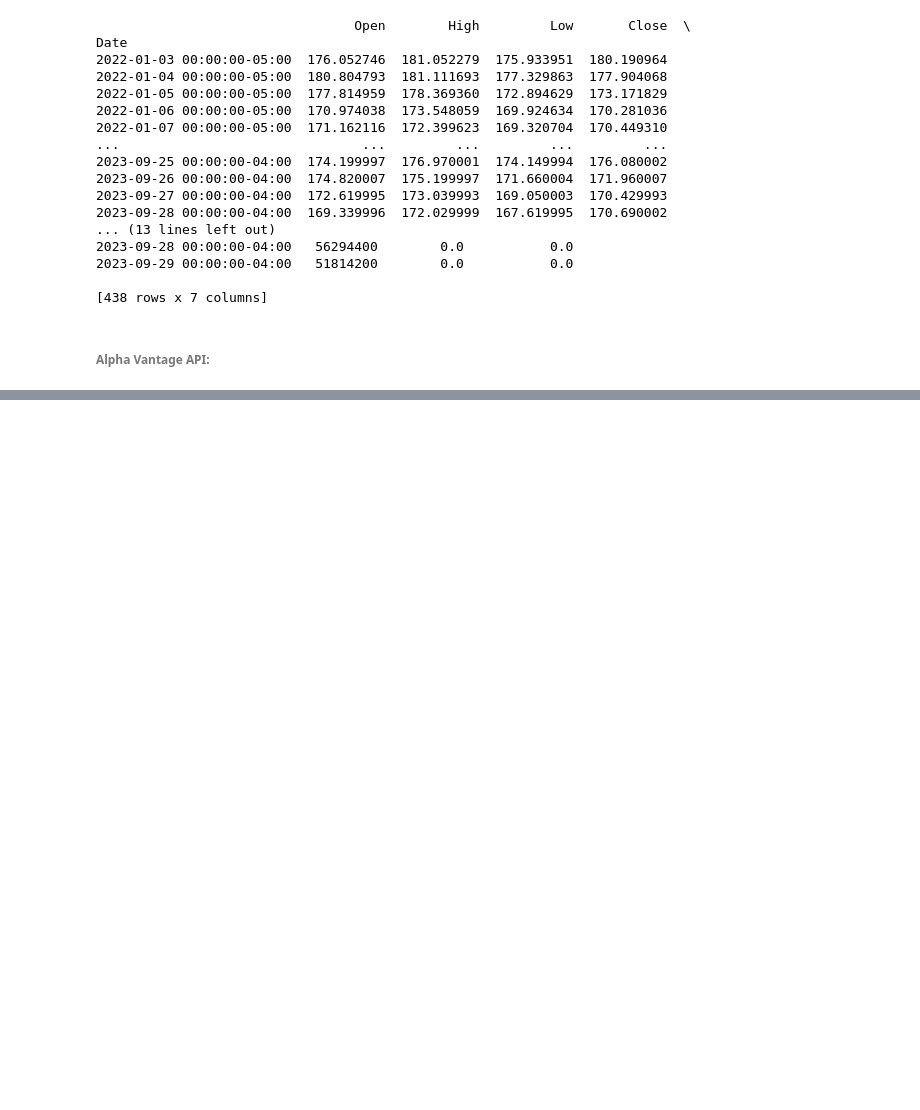
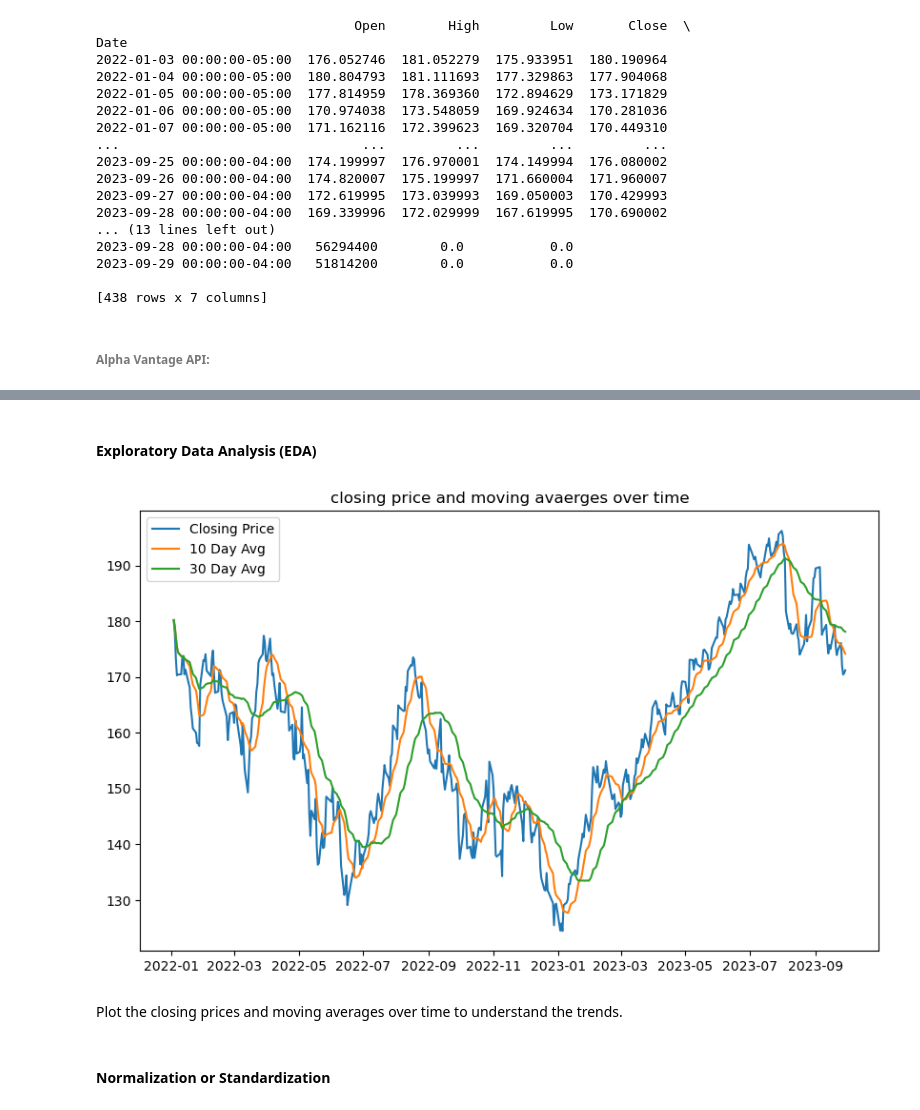
Before and after one commit to jerryola1/Predictive-Analytics-Project, a Jupyter notebook: Predictive Analytics Project.ipynb, the cells around one changed output, grey strips where cells are left out. Cells and saved outputs as stored; diff of their text form; code cells hidden in the pictures; blank space fills up the shorter version.

```diff
--- a/Predictive Analytics Project.ipynb
+++ b/Predictive Analytics Project.ipynb
@@ -56,3 +58,5 @@ Date
 # print(data)
 # %%
 tickerDf.sample(3)
+
+data = tickerDf
@@ -64,0 +65,10 @@ tickerDf.sample(3)
+# %%
+# Convert the 'Date' index to datetime
+data.index = pd.to_datetime(data.index)
+
+# Check for missing values
+print(data.isnull().sum())
+
+# Calculate moving averages
+data['SMA_10'] = data['Close'].rolling(window=10, min_periods=1).mean()
+data['SMA_30'] = data['Close'].rolling(window=30, min_periods=1).mean()
@@ -64,0 +84,17 @@ tickerDf.sample(3)
+# %% [markdown]
+#### Exploratory Data Analysis (EDA)
+# %%
+# Plotting
+plt.figure(figsize=(10,6))
+plt.plot(data['Close'], label='Closing Price')
+plt.plot(data['SMA_10'], label='10 Day Avg')
+plt.plot(data['SMA_30'], label='30 Day Avg')
+plt.title("closing price and moving avaerges over time")
+plt.legend()
+plt.show()
+# %% [output]
+[figure, added]
+# %% [markdown]
+  Plot the closing prices and moving averages over time to understand the trends.
+# %% [markdown]
+#### Normalization or Standardization
```
Also changed, not shown: parts of 33 cells of this notebook.
